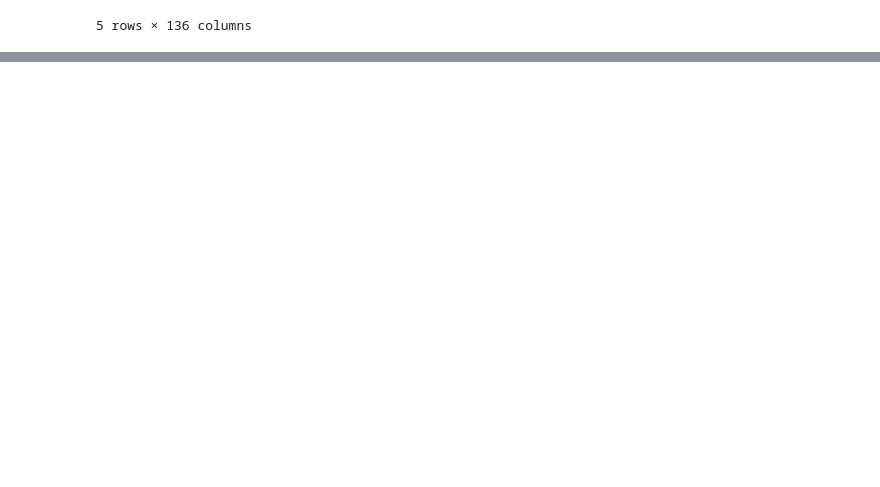
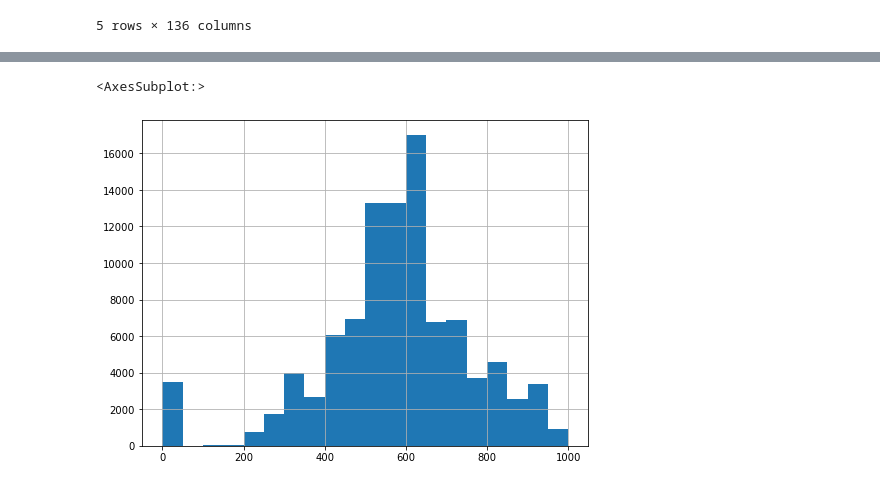
Before and after one commit to RodrigoAB93/ImersaoDadosAlura, a Jupyter notebook: Aula01.ipynb, the cells around one changed output, grey strips where cells are left out. Cells and saved outputs as stored; diff of their text form; code cells hidden in the pictures; blank space fills up the shorter version.

```diff
--- a/Aula01.ipynb
+++ b/Aula01.ipynb
@@ -14,0 +212,5 @@ data.head()
+# %%
+data["NU_NOTA_REDACAO"].hist(bins=20, figsize=(8,6))
+# %% [output]
+<AxesSubplot:>
+[figure, added]
```
Also changed, not shown: parts of 23 cells of this notebook.
